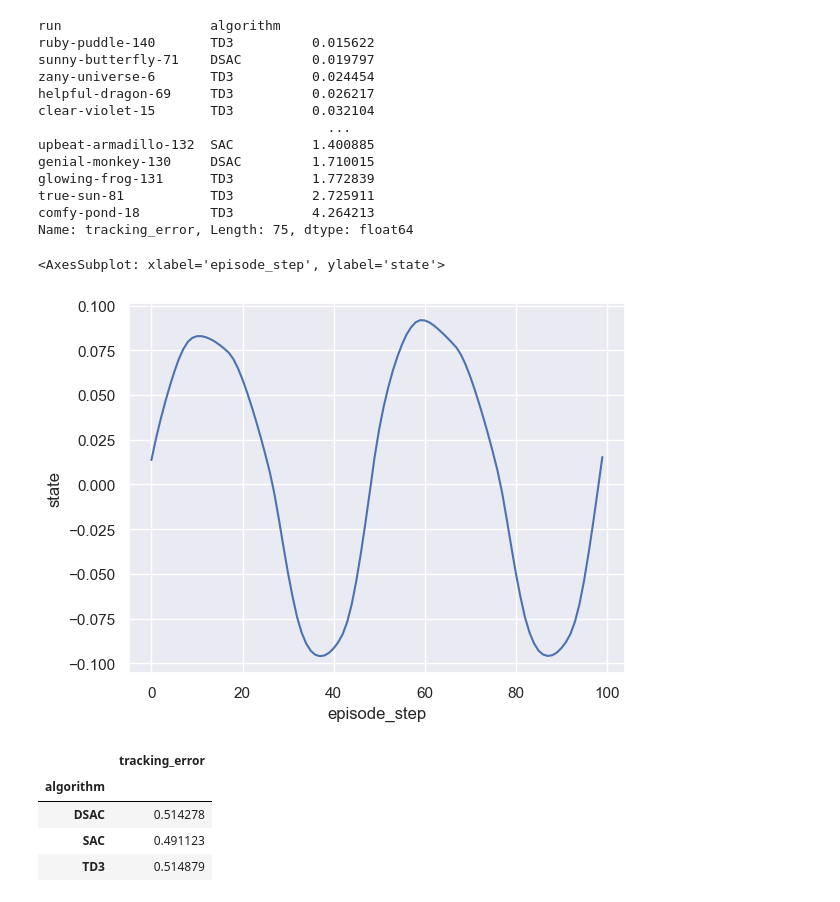
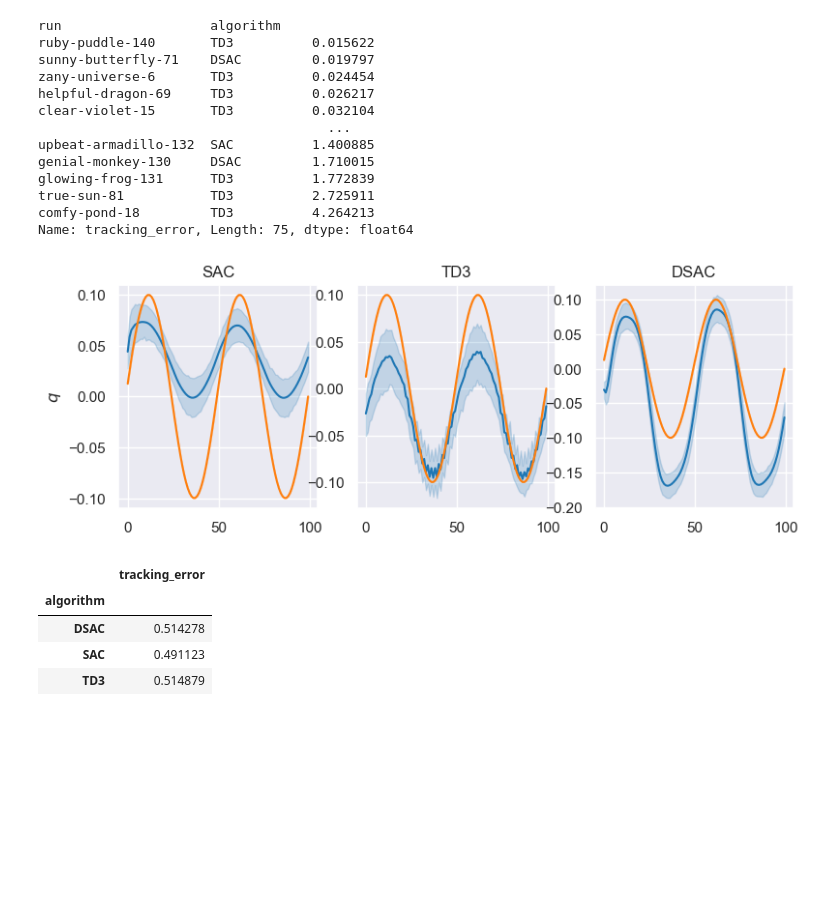
Before and after one commit to iamlucasvieira/HybridRL-FlightControl, a Jupyter notebook: notebooks/best_algorithm.ipynb, the cells around one changed output. Saved outputs shown, nothing was run; the diff lists cells and outputs as text; code cells hidden in the pictures; blank space fills up the shorter version.

```diff
--- a/notebooks/best_algorithm.ipynb
+++ b/notebooks/best_algorithm.ipynb
@@ -8,12 +8,17 @@ Load required packages
 import pandas as pd
 import seaborn as sns
 import numpy as np
+import matplotlib
 import matplotlib.pyplot as plt
+from helpers.paths import Path
 
-from helpers.paths import Path
-from visualization.utils import make_smooth
 
-sns.set()
+from visualization.utils import make_smooth, make_defaults
+
+# Setup defaults for plotting
+make_defaults()
+# %%
+algo_order = ["SAC", "TD3", "DSAC"]
 # %% [markdown]
 Load a dataframe that contains the information from the algorithm's learning performance and a dataframe that contains the data from runing episodes with the learned agents
 # %%
@@ -151,10 +160,15 @@ true-sun-81           TD3          2.725911
 comfy-pond-18         TD3          4.264213
 Name: tracking_error, Length: 75, dtype: float64
 # %%
-sns.lineplot(data=df_ep[df_ep.run=="sunny-butterfly-71"], x="episode_step", y="state")
+fig, ax = plt.subplots(1, 3, figsize=(9, 3))
+for idx, algo in enumerate(algo_order):
+    sns.lineplot(data=df_ep[df_ep.algorithm==algo], x="episode_step", y="state", ax=ax[idx])
+    sns.lineplot(data=df_ep[df_ep.algorithm==algo], x="episode_step", y="reference", ax=ax[idx])
+    ax[idx].set_title(algo)
+    ax[idx].set_ylabel(r"$q$" if idx == 0 else "")
+    ax[idx].set_xlabel("")
 # %% [output]
-<AxesSubplot: xlabel='episode_step', ylabel='state'>
-[figure, old version]
+[figure, new version]
 # %%
 df_ep_run.groupby(["run", "algorithm"])["tracking_error"].sum().reset_index().groupby("algorithm").mean()
 # %% [output]
```
Also changed, not shown: parts of 5 cells of this notebook, 1 other file.
